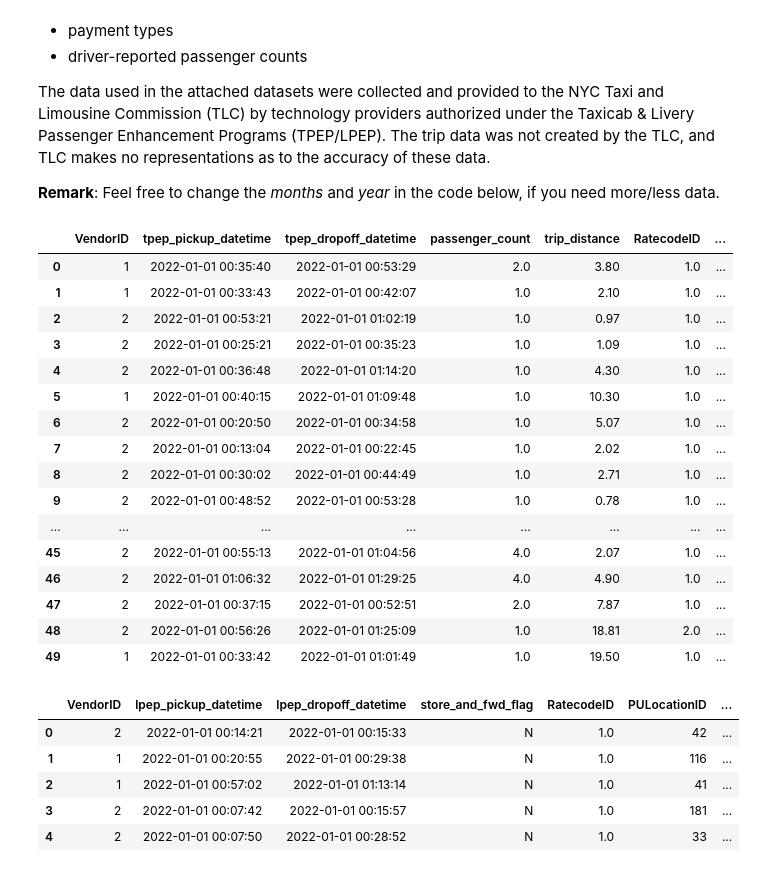
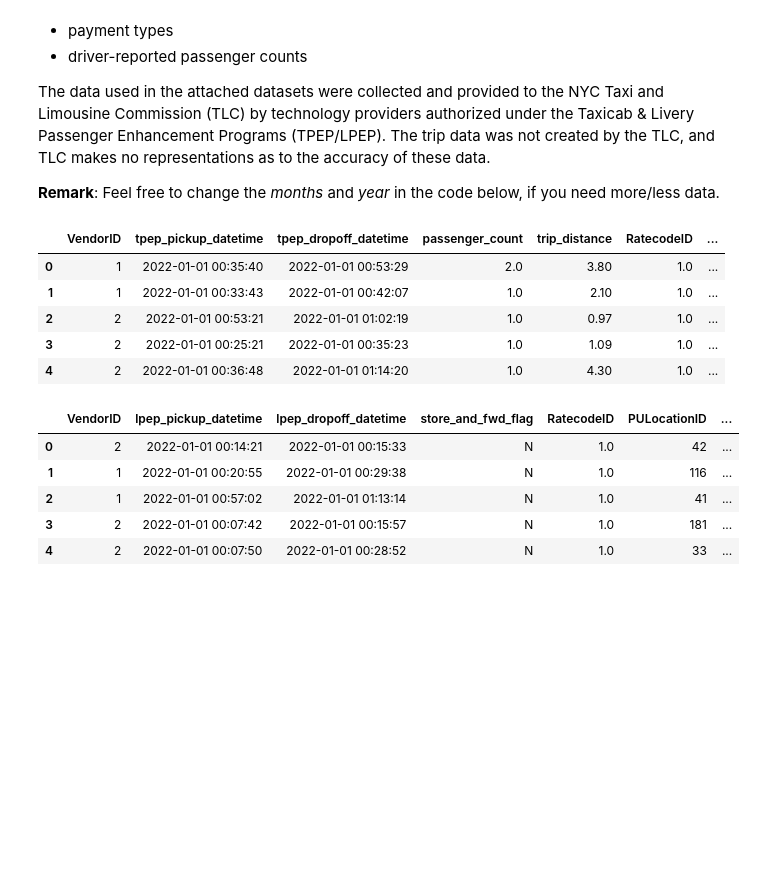
Before and after one commit to fred248h/62444-DVA, a Jupyter notebook: 4_temporal_spatial_data_analysis.ipynb, the cells around one changed output. Saved outputs shown, nothing was run; the diff lists cells and outputs as text; code cells hidden in the pictures; blank space fills up the shorter version.

```diff
--- a/4_temporal_spatial_data_analysis.ipynb
+++ b/4_temporal_spatial_data_analysis.ipynb
@@ -55,25 +55,14 @@ df_green = pd.concat(df_green_list)
 
 df_zones = load_data_from_google_drive(url=zones_url)
 # %%
-df_yellow.head(50)
+df_yellow.head(5)
 # %% [output]
 |  | VendorID | tpep_pickup_datetime | tpep_dropoff_datetime | passenger_count | trip_distance | RatecodeID | ... |
 | 0 | 1 | 2022-01-01 00:35:40 | 2022-01-01 00:53:29 | 2.0 | 3.80 | 1.0 | ... |
 | 1 | 1 | 2022-01-01 00:33:43 | 2022-01-01 00:42:07 | 1.0 | 2.10 | 1.0 | ... |
 | 2 | 2 | 2022-01-01 00:53:21 | 2022-01-01 01:02:19 | 1.0 | 0.97 | 1.0 | ... |
 | 3 | 2 | 2022-01-01 00:25:21 | 2022-01-01 00:35:23 | 1.0 | 1.09 | 1.0 | ... |
 | 4 | 2 | 2022-01-01 00:36:48 | 2022-01-01 01:14:20 | 1.0 | 4.30 | 1.0 | ... |
-| 5 | 1 | 2022-01-01 00:40:15 | 2022-01-01 01:09:48 | 1.0 | 10.30 | 1.0 | ... |
-| 6 | 2 | 2022-01-01 00:20:50 | 2022-01-01 00:34:58 | 1.0 | 5.07 | 1.0 | ... |
-| 7 | 2 | 2022-01-01 00:13:04 | 2022-01-01 00:22:45 | 1.0 | 2.02 | 1.0 | ... |
-| 8 | 2 | 2022-01-01 00:30:02 | 2022-01-01 00:44:49 | 1.0 | 2.71 | 1.0 | ... |
-| 9 | 2 | 2022-01-01 00:48:52 | 2022-01-01 00:53:28 | 1.0 | 0.78 | 1.0 | ... |
-| ... | ... | ... | ... | ... | ... | ... | ... |
-| 45 | 2 | 2022-01-01 00:55:13 | 2022-01-01 01:04:56 | 4.0 | 2.07 | 1.0 | ... |
-| 46 | 2 | 2022-01-01 01:06:32 | 2022-01-01 01:29:25 | 4.0 | 4.90 | 1.0 | ... |
-| 47 | 2 | 2022-01-01 00:37:15 | 2022-01-01 00:52:51 | 2.0 | 7.87 | 1.0 | ... |
-| 48 | 2 | 2022-01-01 00:56:26 | 2022-01-01 01:25:09 | 1.0 | 18.81 | 2.0 | ... |
-| 49 | 1 | 2022-01-01 00:33:42 | 2022-01-01 01:01:49 | 1.0 | 19.50 | 1.0 | ... |
 # %%
 df_green.head(5)
 # %% [output]
```
Also changed, not shown: parts of 10 cells of this notebook.
